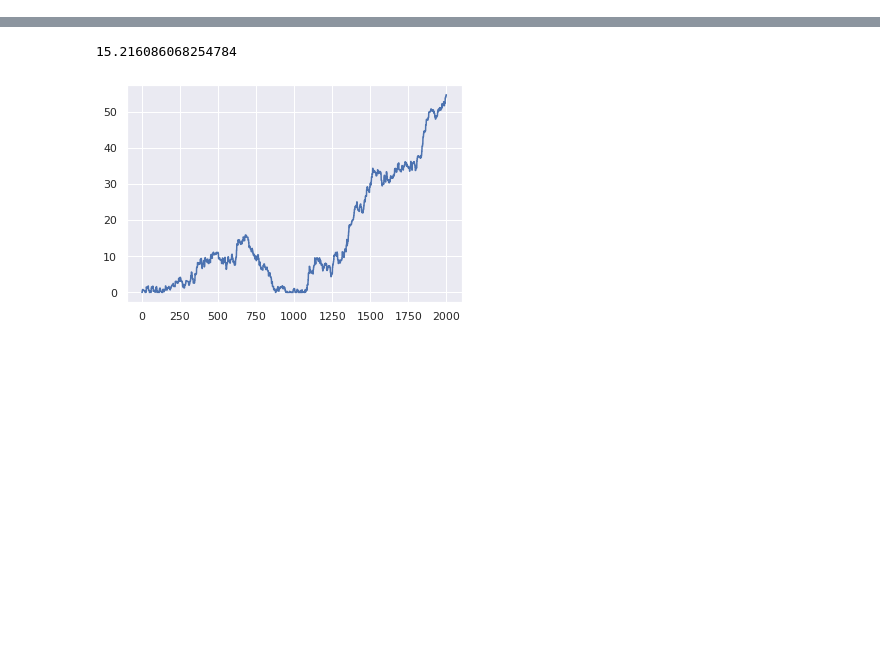
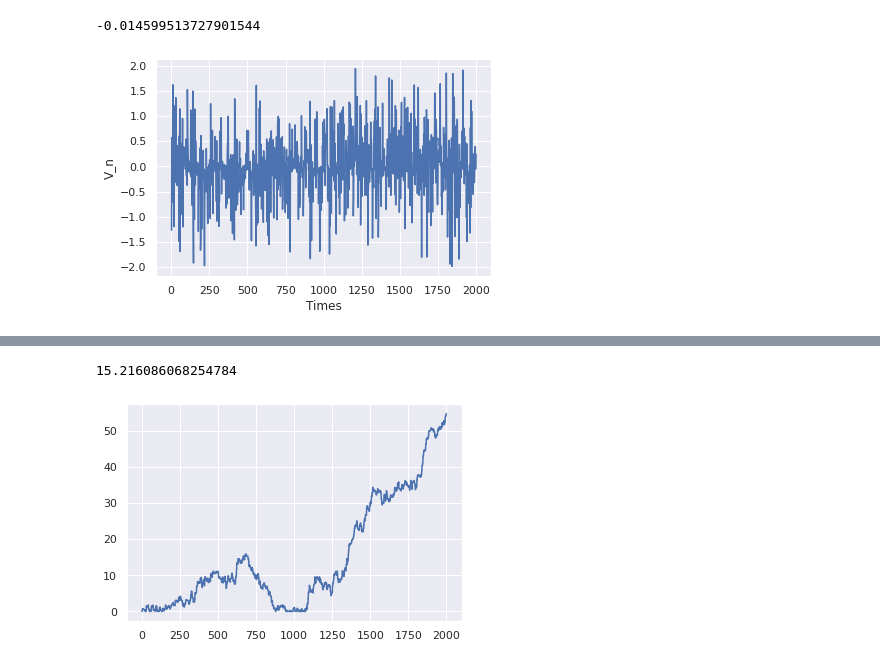
Before and after one commit to CODARcode/MDTrAnal, a Jupyter notebook: notebook/KCUSUM.ipynb, the cells around one changed output, grey strips where cells are left out. Saved outputs shown, nothing was run; the diff lists cells and outputs as text; code cells hidden in the pictures; blank space fills up the shorter version.

```diff
--- a/notebook/KCUSUM.ipynb
+++ b/notebook/KCUSUM.ipynb
@@ -108,7 +117,15 @@ def plot_time_vs_v(sample_x,sample_y,h,delta=0):
 
     cp = np.array(T_kcusum)
     print(np.mean(cp[:,1]))
+
     plt.plot(cp[:,0],cp[:,1])
+    plt.xlabel('Times')
+    plt.ylabel('V_n')
+# %%
+plot_time_vs_v(sample_x,sample_y,10,0.05)
+# %% [output]
+-0.014599513727901544
+[figure, added]
 # %%
 def cp_vs_h(sample_x,sample_y,h_start,h_end,step,delta):
     cps = []
```
Also changed, not shown: parts of 9 cells of this notebook.
